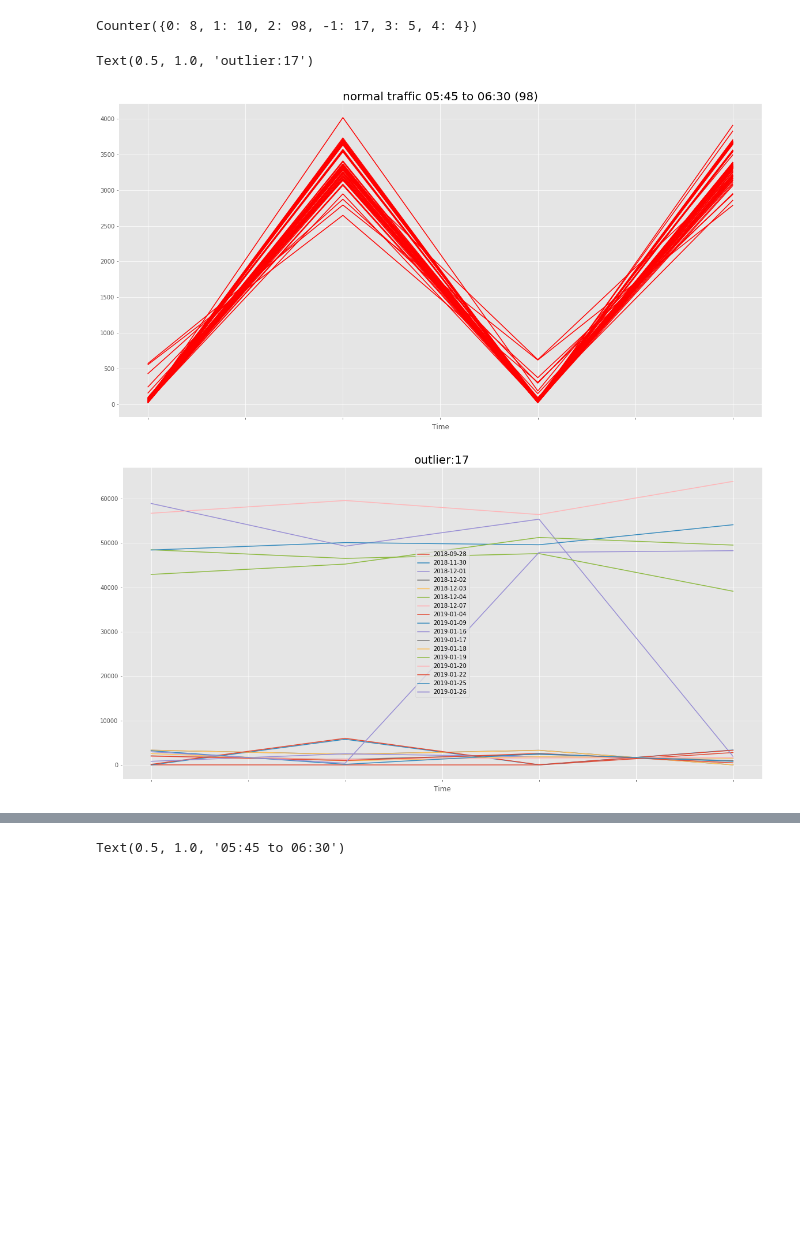
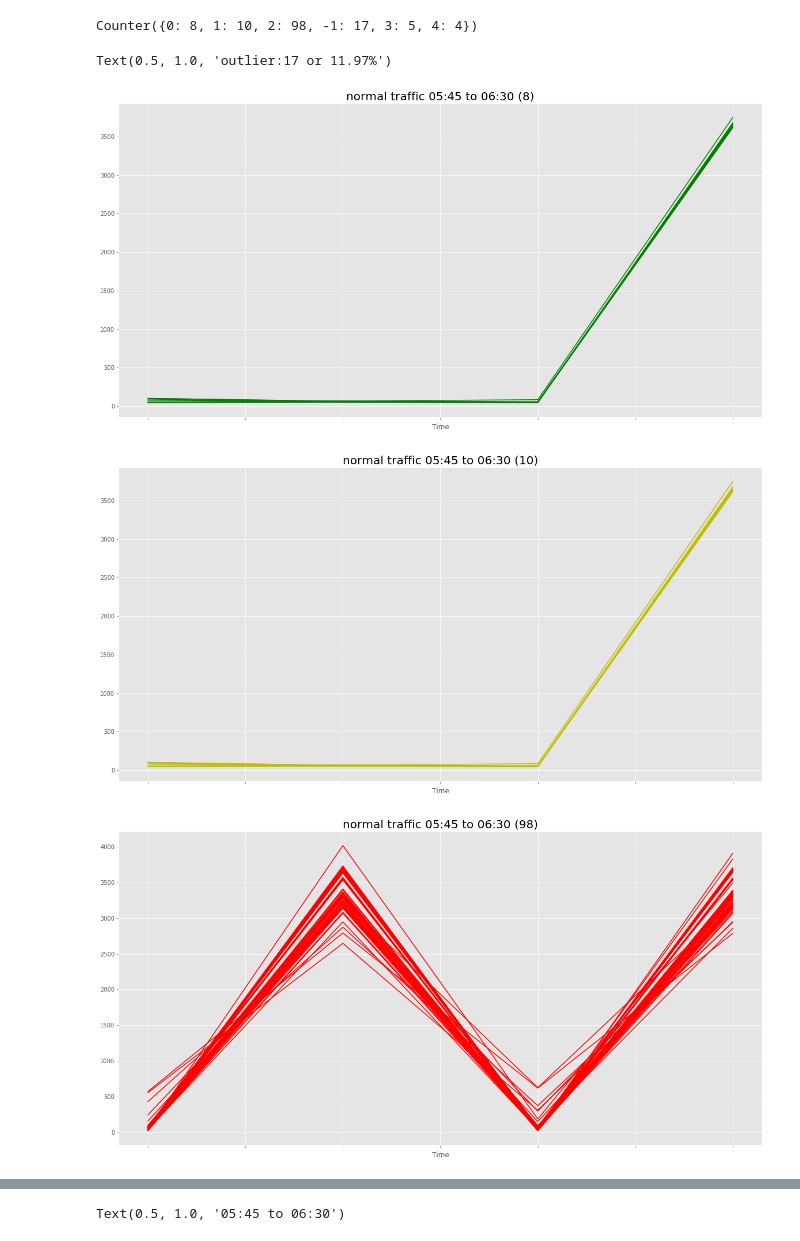
Before and after one commit to ayushmaskey/log_analysis, a Jupyter notebook: app/jupyter/DBSCAN_and_SNMP.ipynb, the cells around one changed output, grey strips where cells are left out. Saved outputs shown, nothing was run; the diff lists cells and outputs as text; code cells hidden in the pictures; blank space fills up the shorter version.

```diff
--- a/app/jupyter/DBSCAN_and_SNMP.ipynb
+++ b/app/jupyter/DBSCAN_and_SNMP.ipynb
@@ -215,23 +245,33 @@ Counter({0: 8, 1: 10, 2: 98, -1: 17, 3: 5, 4: 4})
 # %%
 cluster0 = hourX_dateIndex[model1.labels_ == 0].T
 cluster1 = hourX_dateIndex[model1.labels_ == 1].T
 cluster2 = hourX_dateIndex[model1.labels_ == 2].T
-# cluster3 = hourX_dateIndex[model1.labels_ == 3].T
-# cluster4 = hourX_dateIndex[model1.labels_ == 4].T
+cluster3 = hourX_dateIndex[model1.labels_ == 3].T
+cluster4 = hourX_dateIndex[model1.labels_ == 4].T
 # cluster5 = hourX_dateIndex[model1.labels_ == 5].T
 # cluster6 = hourX_dateIndex[model1.labels_ == 6].T
 # cluster6 = hourX_dateIndex[model1.labels_ == 6].T
 clusterX = hourX_dateIndex[model1.labels_ == -1].T
+
+title =  'normal traffic ' + startTime + ' to ' + stopTime +' (' + str(len(cluster0.columns)) + ')'
+cluster1.plot(legend=False, figsize = (20,10), color = 'g')
+plt.title(title, fontsize=20)
+
+title =  'normal traffic ' + startTime + ' to ' + stopTime +' (' + str(len(cluster1.columns)) + ')'
+cluster1.plot(legend=False, figsize = (20,10), color = 'y')
+plt.title(title, fontsize=20)
 
 
 title =  'normal traffic ' + startTime + ' to ' + stopTime +' (' + str(len(cluster2.columns)) + ')'
 cluster2.plot(legend=False, figsize = (20,10), color = 'r')
 plt.title(title, fontsize=20)
 
-title0 = 'outlier:' + str(len(clusterX.columns))
+title0 = 'outlier:' + str(len(clusterX.columns)) +\
+     ' or ' +  str( round(clusters[-1]  * 100.0 / numOfTrainingSample , 2)) + '%'
 clusterX.plot(legend=True, figsize = (20,10) )
 plt.title(title0, fontsize=20)
 # %% [output]
-Text(0.5, 1.0, 'outlier:17')
+Text(0.5, 1.0, 'outlier:17 or 11.97%')
-[figure, old version]
+[figure, new version]
-[figure, old version]
+[figure, new version]
+[figure, added]
```
Also changed, not shown: parts of 16 cells of this notebook, 3 other files.
